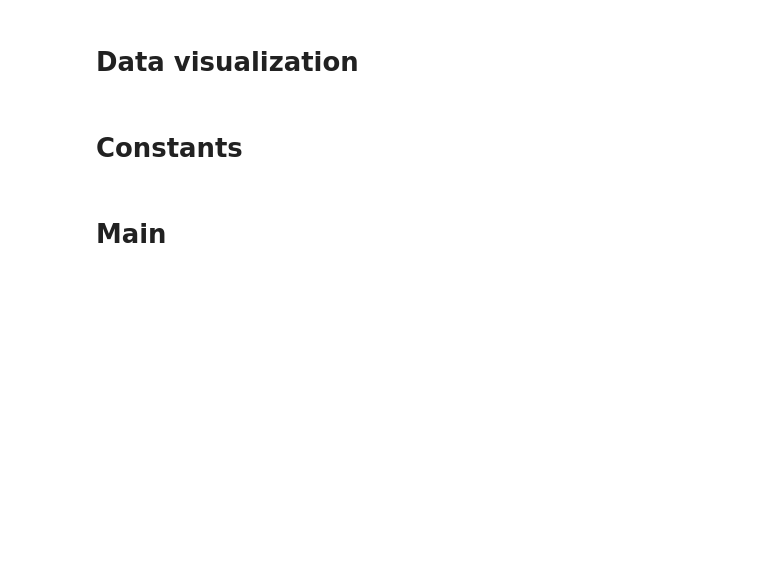
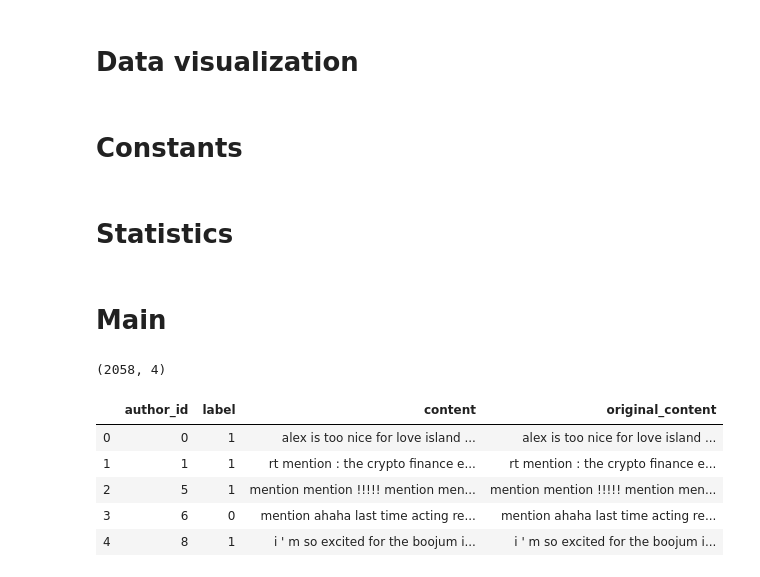
Before and after one commit to ChacunGu/NLP_Gender_Profiling, a Jupyter notebook: NLP_Gender_Profiling.ipynb, the cells around one changed output. Drawn from its saved outputs; the diff is of its cells as text; code cells hidden in the pictures; blank space fills up the shorter version.

```diff
--- a/NLP_Gender_Profiling.ipynb
+++ b/NLP_Gender_Profiling.ipynb
@@ -67,7 +71,7 @@ def replace_hashtags(text):
 # %%
 def load_data():
     """
-    Loads the data in a pandas' dataframe.
+    Loads the data in a pandas' dataframe and group the tweets by author.
     Returns the dataframe containing following columns : 'author_id' (int), 'label' (int) and 'content' (str).
     """
     data = pd.DataFrame()
@@ -81,6 +85,10 @@ def load_data():
 
     data['author_id'] = data['author_id'].apply(lambda x: int(x)) # ids should be integers
     data['label'] = data['label'].apply(lambda gender: 0 if gender == 'M' else 1) # male:0, female:1
+
+    #group data by author
+    data = data.groupby(['author_id', 'label'])['content'].apply(lambda content_list : " ".join(content_list)).reset_index(name='content')
+
     return data
 # %%
 def preprocess_data(data):
@@ -279,3 +324,5 @@ assert GRIDSEARCH_NB_CV_SPLITS > 1
 assert CLASSIFIER in [CatBoostClassifier]
 assert SCALER in [None, StandardScaler, MinMaxScaler, MaxAbsScaler, RobustScaler]
 assert TEST_SIZE > 0.0 and TEST_SIZE < 1.0
+# %% [markdown]
+# Statistics
@@ -284,4 +348,14 @@ assert TEST_SIZE > 0.0 and TEST_SIZE < 1.0
 # %%
 data = load_data()
 data = preprocess_data(data)
+print(data.shape)
+data.head()
+# %% [output]
+(2058, 4)
+|  | author_id | label | content | original_content |
+| 0 | 0 | 1 | alex is too nice for love island ... | alex is too nice for love island ... |
+| 1 | 1 | 1 | rt mention : the crypto finance e... | rt mention : the crypto finance e... |
+| 2 | 5 | 1 | mention mention !!!!! mention men... | mention mention !!!!! mention men... |
+| 3 | 6 | 0 | mention ahaha last time acting re... | mention ahaha last time acting re... |
+| 4 | 8 | 1 | i ' m so excited for the boojum i... | i ' m so excited for the boojum i... |
 # %%
```
Also changed, not shown: parts of 21 cells of this notebook.
